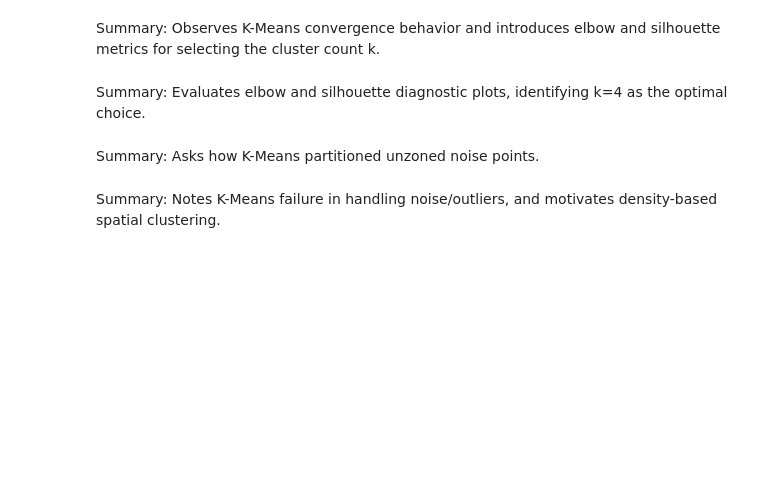
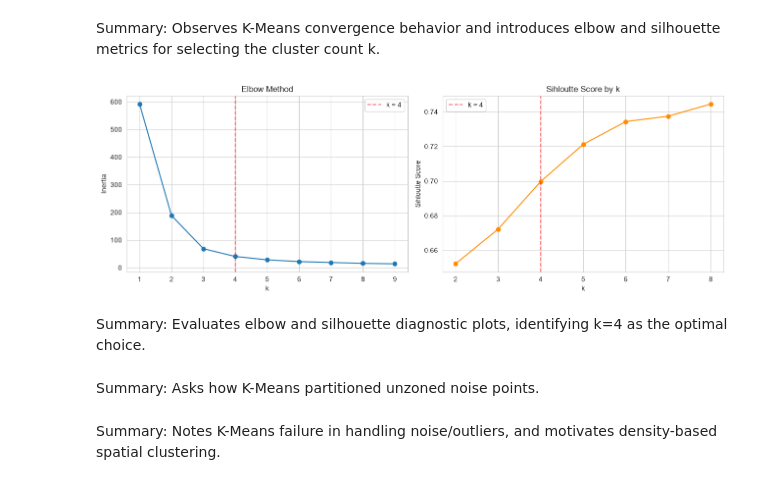
Before and after one commit to cda79/461-lab01-introduction, a Jupyter notebook: LabTask05/lab05-new.ipynb, the cells around one changed output. Drawn from its saved outputs; the diff is of its cells as text; code cells hidden in the pictures; blank space fills up the shorter version.

```diff
--- a/LabTask05/lab05-new.ipynb
+++ b/LabTask05/lab05-new.ipynb
@@ -180,20 +255,55 @@ show plot
 # %% [markdown]
 Summary: Observes K-Means convergence behavior and introduces elbow and silhouette metrics for selecting the cluster count k.
 # %%
-initialize empty inertias list
-for k in range 1 to 9:
-    fit KMeans with k clusters on geo_scaled
-    append final inertia to inertias list
+inertias = []
+k_range = range(1,10)
 
-initialize empty silhouette_scores dictionary
-for k in range 2 to 8:
-    fit KMeans with k clusters on geo_scaled
-    calculate silhouette score and store in dictionary
+for k in k_range:
+    km = KMeans(n_clusters=k, random_state=RANDOM_STATE, n_init=10)
+    km.fit(geo_scaled)
+    inertias.append(km.inertia_)
 
-create 1x2 subplot grid
-plot Elbow curve (inertia vs k) on first subplot
-plot Silhouette score vs k on second subplot
-draw optimal line at k=4 on both subplots and show plot
+silhouette_scores = {}
+for k in range(2,9):
+    km = KMeans(n_clusters=k, random_state=RANDOM_STATE, n_init=10)
+    km_labels = km.fit_predict(geo_scaled)
+    silhouette_scores[k] = silhouette_score(geo_scaled, km_labels)
+
+fig, axes = plt.subplots(1,2, figsize=(13, 4.5))
+
+axes[0].plot(list(k_range), inertias, marker="o")
+axes[0].set_xlabel("k")
+axes[0].set_ylabel("Inertia")
+axes[0].set_title("Elbow Method")
+axes[0].axvline(4, color="red", linestyle="--", alpha=0.6, label="k = 4")
+axes[0].legend()
+
+axes[1].plot(list(silhouette_scores.keys()), list(silhouette_scores.values()), marker="o", color="darkorange")
+axes[1].set_xlabel("k")
+axes[1].set_ylabel("Sihloutte Score")
+axes[1].set_title("Sihloutte Score by k")
+axes[1].axvline(4, color="red", linestyle="--", alpha=0.6, label="k = 4")
+axes[1].legend()
+
+plt.tight_layout()
+plt.show()
+
+# initialize empty inertias list
+# for k in range 1 to 9:
+    # fit KMeans with k clusters on geo_scaled
+    # append final inertia to inertias list
+
+# initialize empty silhouette_scores dictionary
+# for k in range 2 to 8:
+    # fit KMeans with k clusters on geo_scaled
+    # calculate silhouette score and store in dictionary
+
+# create 1x2 subplot grid
+# plot Elbow curve (inertia vs k) on first subplot
+# plot Silhouette score vs k on second subplot
+# draw optimal line at k=4 on both subplots and show plot
+# %% [output]
+[figure, added]
 # %% [markdown]
 Summary: Evaluates elbow and silhouette diagnostic plots, identifying k=4 as the optimal choice.
 # %%
```
Also changed, not shown: parts of 5 cells of this notebook.
